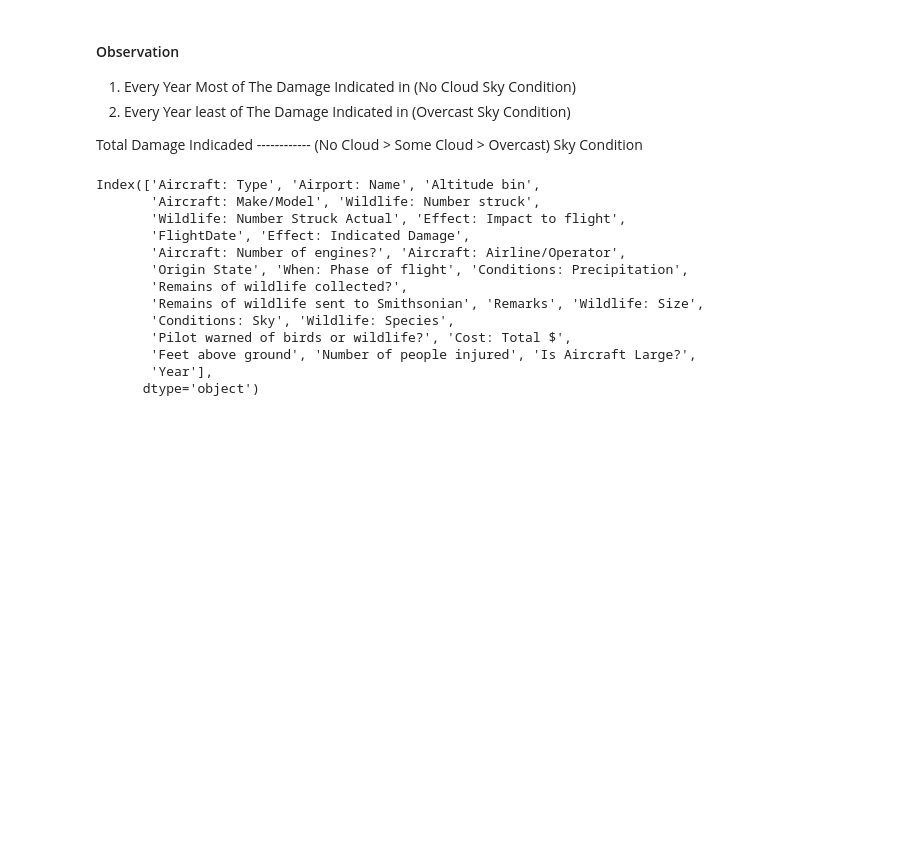
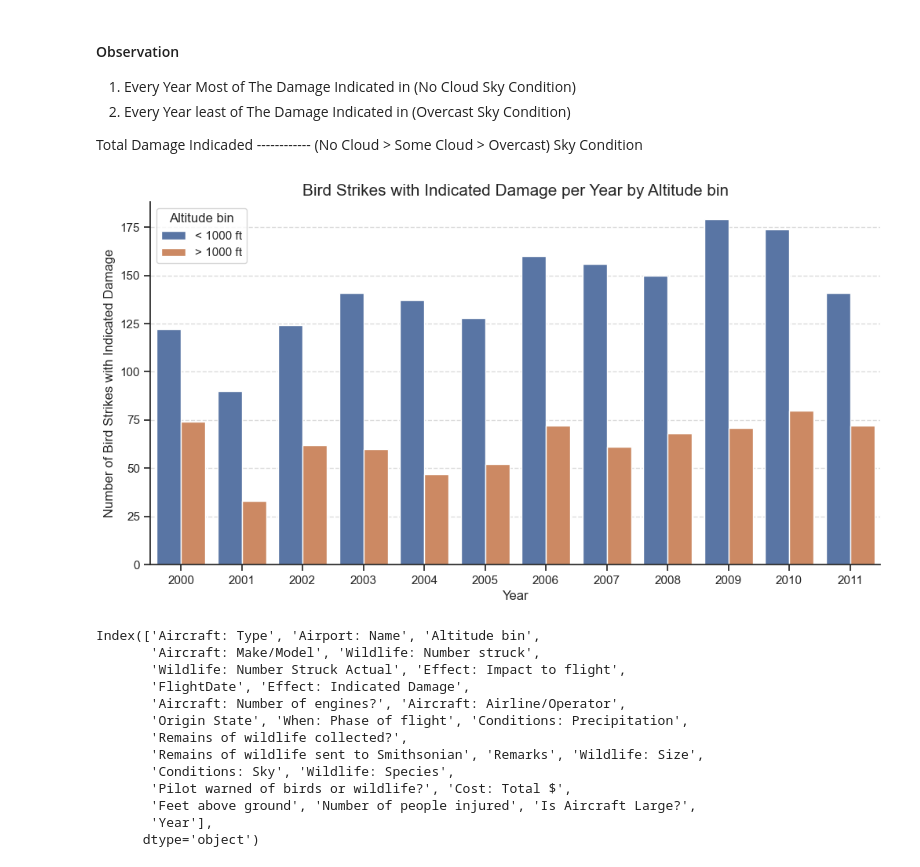
Before and after one commit to UsmanAhamed12/Data-Analyst-Intern-Project, a Jupyter notebook: BIRD STRIKES PROJECT/BIRD STRIKES ANALYSIS.ipynb, the cells around one changed output. Cells and saved outputs as stored; diff of their text form; code cells hidden in the pictures; blank space fills up the shorter version.

```diff
--- a/BIRD STRIKES PROJECT/BIRD STRIKES ANALYSIS.ipynb
+++ b/BIRD STRIKES PROJECT/BIRD STRIKES ANALYSIS.ipynb
@@ -575,6 +577,29 @@ plt.show()
 2. Every Year least of The Damage Indicated in (Overcast Sky Condition)
 
 Total Damage Indicaded ------------ (No Cloud > Some Cloud > Overcast) Sky Condition
+# %%
+# Convert 'Effect: Indicated Damage' to integer (True = 1, False = 0)
+#Data['Effect: Indicated Damage'] = Data['Effect: Indicated Damage'].astype(int)
+
+# Group by 'Year' and 'Altitude bin', and sum the 'Effect: Indicated Damage'
+grouped_data = Data.groupby(['Year', 'Altitude bin'], as_index=False)['Effect: Indicated Damage'].sum()
+
+# Plot using Seaborn barplot
+plt.figure(figsize=(12, 6))
+sns.barplot(data=grouped_data, x='Year', y='Effect: Indicated Damage', hue='Altitude bin')
+
+# Customize the plot
+plt.title('Bird Strikes with Indicated Damage per Year by Altitude bin',fontsize = 15 )
+plt.xlabel('Year')
+plt.ylabel('Number of Bird Strikes with Indicated Damage')
+plt.xticks(rotation=0)
+plt.grid(axis='y', linestyle='--', alpha=0.7)
+sns.despine()
+
+# Display the plot
+plt.show()
+# %% [output]
+[figure, added]
 # %%
 Data.columns
 # %% [output]
```
Also changed, not shown: parts of 8 cells of this notebook.
